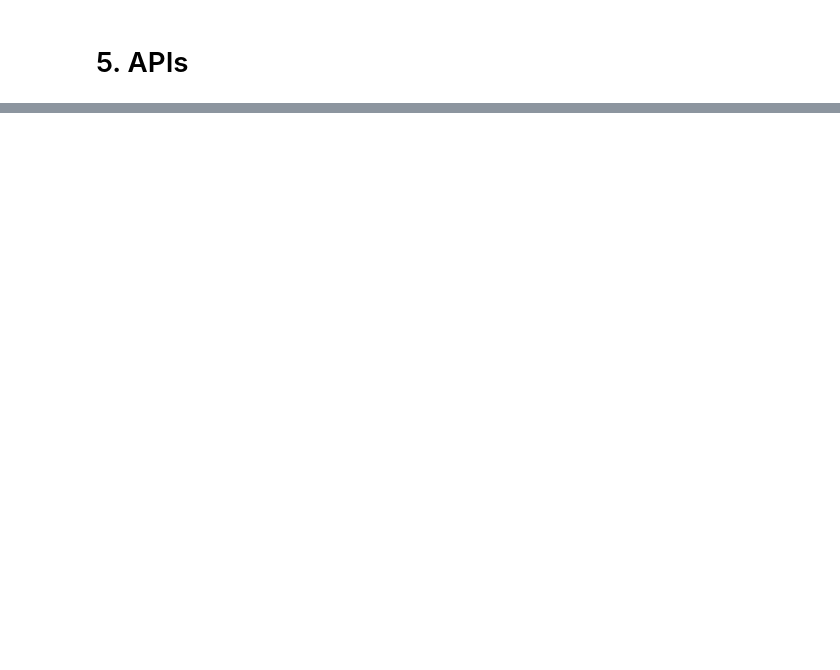
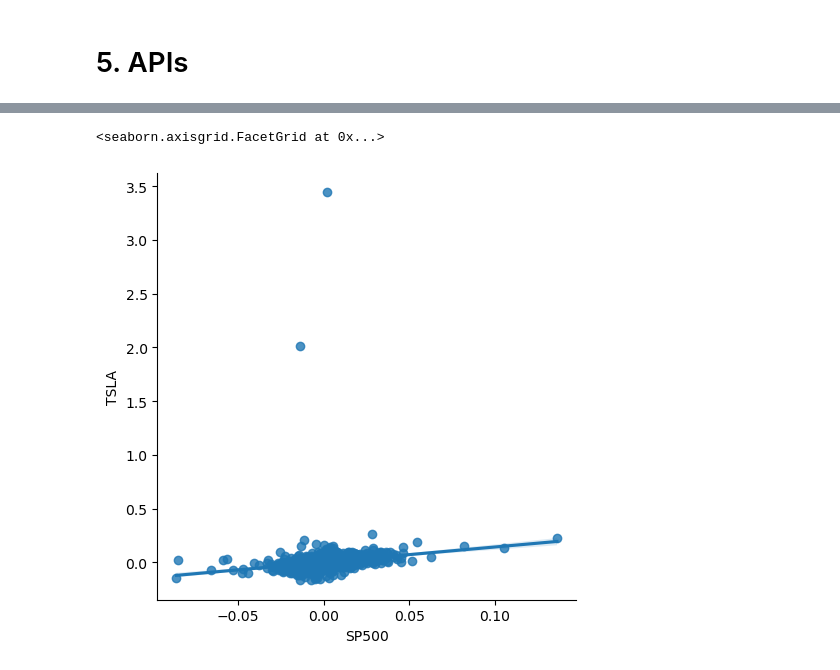
Before and after one commit to mattangriffel/python_for_mbas_class, a Jupyter notebook: 5. APIs.ipynb, the cells around one changed output, grey strips where cells are left out. Saved outputs shown, nothing was run; the diff lists cells and outputs as text; code cells hidden in the pictures; blank space fills up the shorter version.

```diff
--- a/5. APIs.ipynb
+++ b/5. APIs.ipynb
@@ -301,0 +285,2 @@ fred.search('Oil Prices')
+# %%
+df_tsla, meta_data = ts.get_daily('TSLA', outputsize='full')
@@ -301,0 +306,9 @@ fred.search('Oil Prices')
+# %%
+df_sp500 = fred.get_series('SP500')
+# %%
+df_combined = pd.merge(df_tsla['4. close'].rename('TSLA'),
+                       df_sp500.rename('SP500'),
+                       left_index=True,
+                       right_index=True)
+# %%
+df_combined = df_combined.pct_change()[1:]
@@ -301,0 +333,5 @@ fred.search('Oil Prices')
+# %%
+sns.lmplot(data=df_combined, x='SP500', y='TSLA')
+# %% [output]
+<seaborn.axisgrid.FacetGrid at 0x...>
+[figure, added]
```
Also changed, not shown: parts of 59 cells of this notebook.
